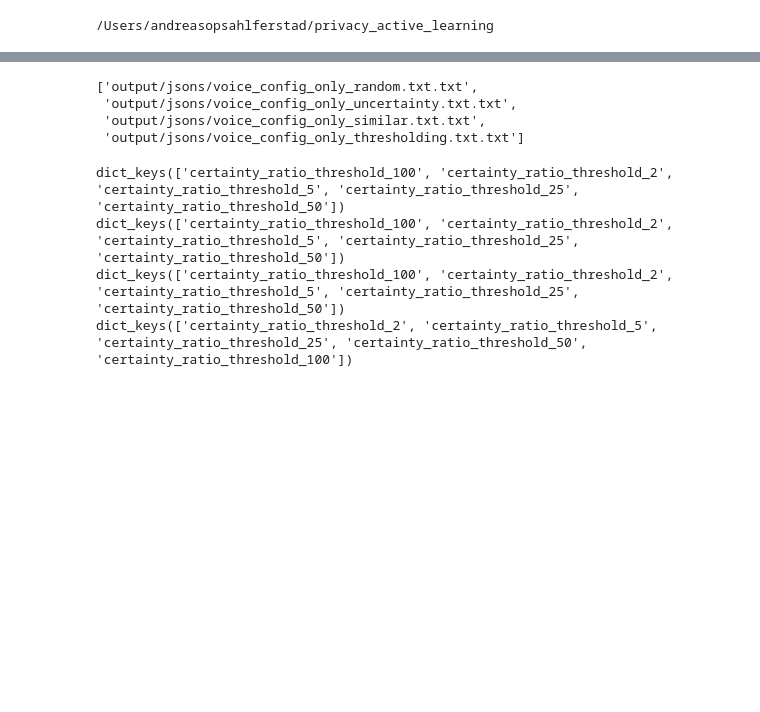
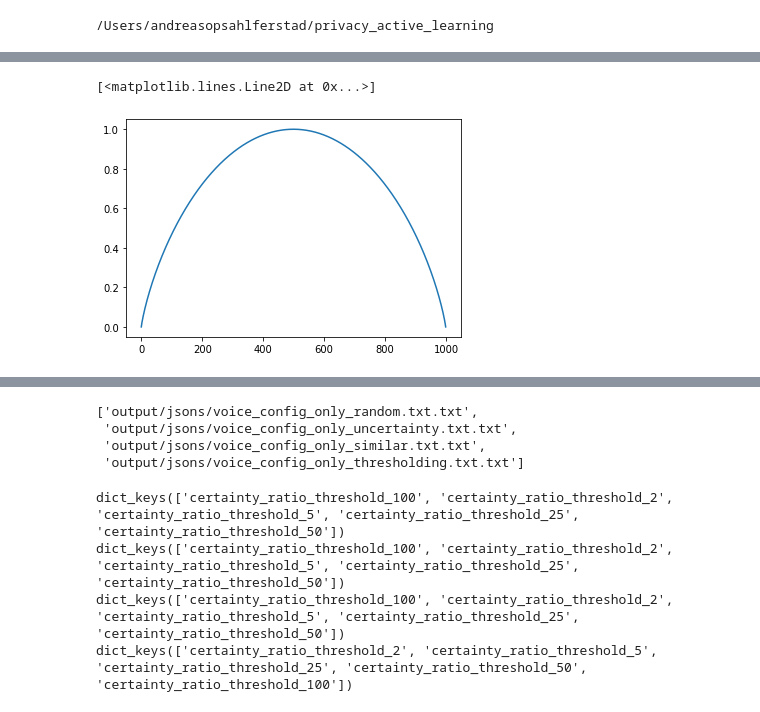
Before and after one commit to aferstad/active-learning-simulation, a Jupyter notebook: jupyter_notebooks/threshold_data_merger.ipynb, the cells around one changed output, grey strips where cells are left out. Drawn from its saved outputs; the diff is of its cells as text; code cells hidden in the pictures; blank space fills up the shorter version.

Commit message:
Force entropy to be in interval 0 to 1

```diff
--- a/jupyter_notebooks/threshold_data_merger.ipynb
+++ b/jupyter_notebooks/threshold_data_merger.ipynb
@@ -10,0 +26,12 @@ import alsDataManager
+# %%
+import numpy as np
+ps = np.linspace(0,1,1000)
+p = 1-ps
+
+a = np.array([ps, p])
+
+from scipy.stats import entropy
+plt.plot(entropy(a,base=2))
+# %% [output]
+[<matplotlib.lines.Line2D at 0x...>]
+[figure, added]
```
Also changed, not shown: parts of 7 cells of this notebook, 6 other files.
